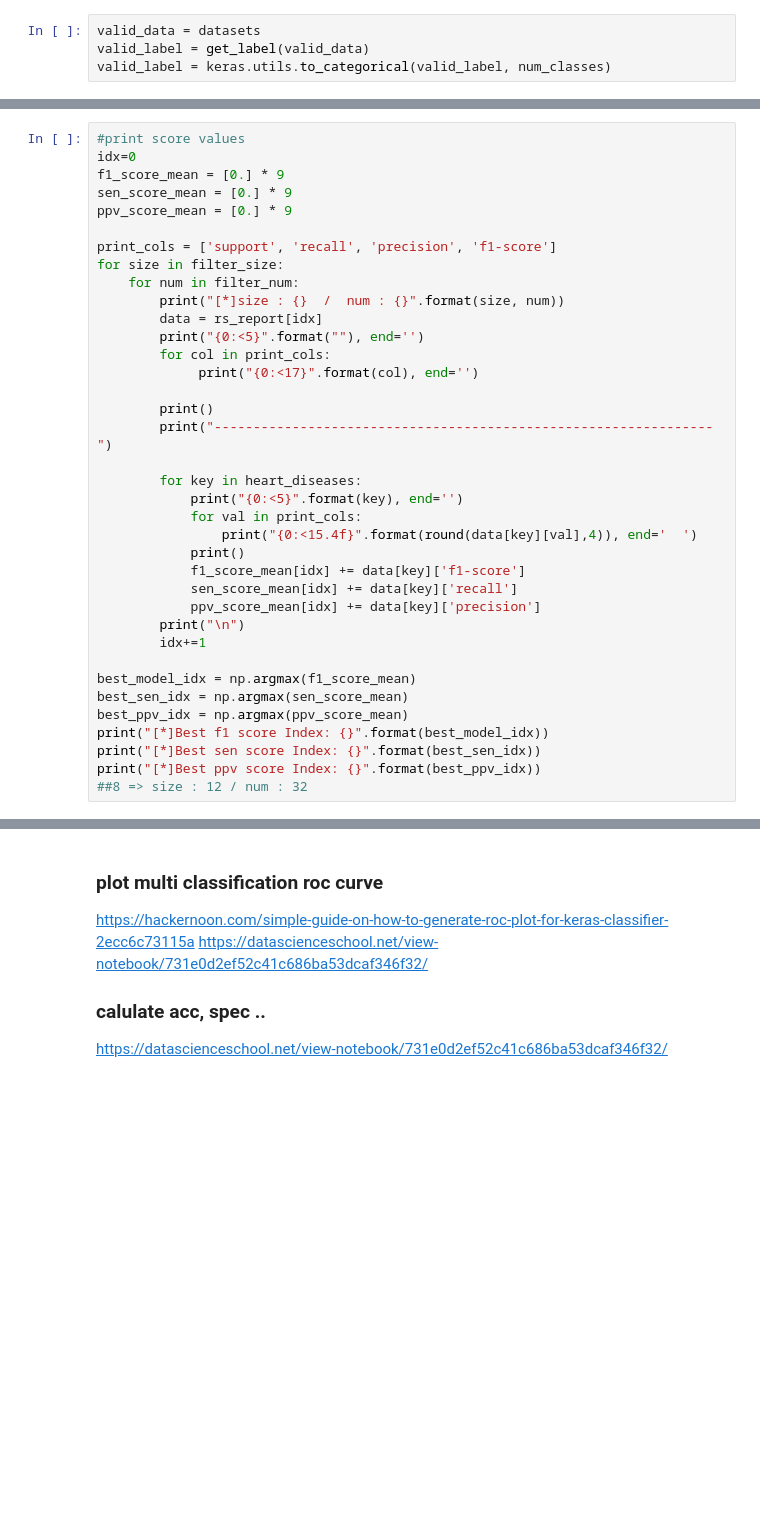
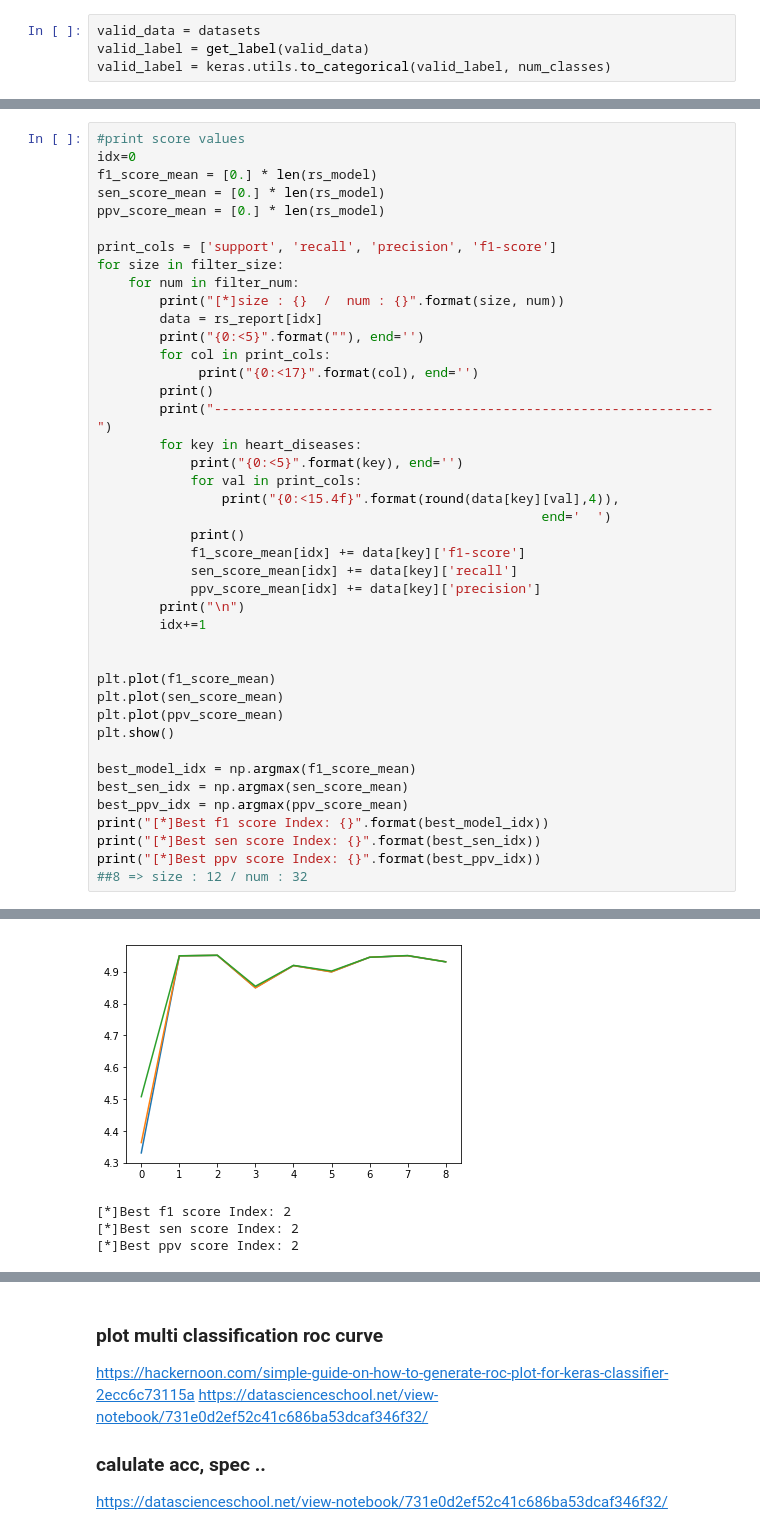
Before and after one commit to LazyerIJ/ECG_Analysis_CNN, a Jupyter notebook: CNN/cnn_compare_kernel.ipynb, the cells around one changed output, grey strips where cells are left out. Cells and saved outputs as stored; diff of their text form; blank space fills up the shorter version.

```diff
--- a/CNN/cnn_compare_kernel.ipynb
+++ b/CNN/cnn_compare_kernel.ipynb
@@ -363,9 +369,9 @@ for step, key in enumerate(['recall', 'precision', 'f1-score']):
 # %%
 #print score values
 idx=0
-f1_score_mean = [0.] * 9
-sen_score_mean = [0.] * 9
-ppv_score_mean = [0.] * 9
+f1_score_mean = [0.] * len(rs_model)
+sen_score_mean = [0.] * len(rs_model)
+ppv_score_mean = [0.] * len(rs_model)
 
 print_cols = ['support', 'recall', 'precision', 'f1-score']
 for size in filter_size:
@@ -375,20 +381,25 @@ for size in filter_size:
         print("{0:<5}".format(""), end='')
         for col in print_cols:
              print("{0:<17}".format(col), end='')
-
         print()
         print("----------------------------------------------------------------")
-
         for key in heart_diseases:
             print("{0:<5}".format(key), end='')
             for val in print_cols:
-                print("{0:<15.4f}".format(round(data[key][val],4)), end='  ')
+                print("{0:<15.4f}".format(round(data[key][val],4)),
+                                                         end='  ')
             print()
             f1_score_mean[idx] += data[key]['f1-score']
             sen_score_mean[idx] += data[key]['recall']
             ppv_score_mean[idx] += data[key]['precision']
         print("\n")
         idx+=1
+
+
+plt.plot(f1_score_mean)
+plt.plot(sen_score_mean)
+plt.plot(ppv_score_mean)
+plt.show()
 
 best_model_idx = np.argmax(f1_score_mean)
 best_sen_idx = np.argmax(sen_score_mean)
@@ -418,3 +429,7 @@ Q    1766.0000        0.9864           0.9977           0.9920
+[figure, added]
+[*]Best f1 score Index: 2
+[*]Best sen score Index: 2
+[*]Best ppv score Index: 2
 # %%
 import numpy as np
 from scipy import interp
```
Also changed, not shown: parts of 8 cells of this notebook.
